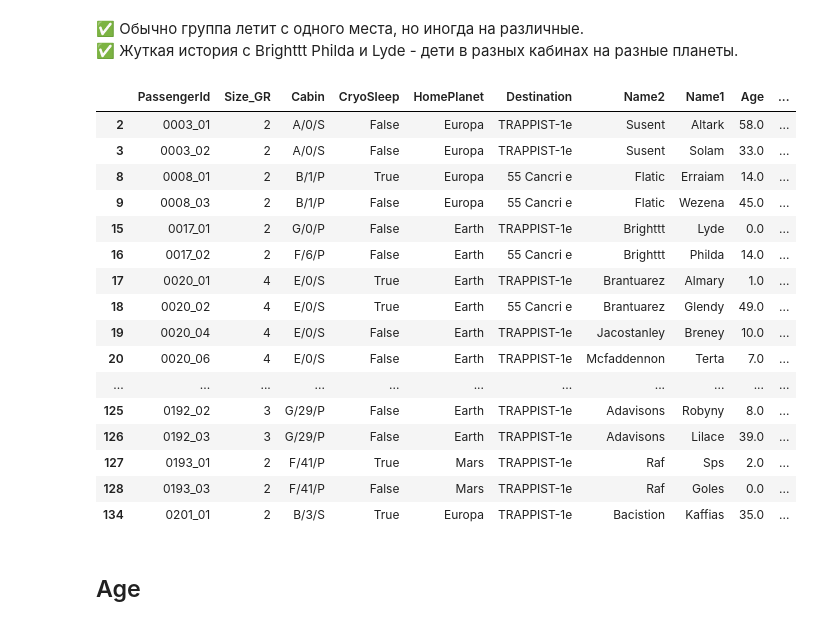
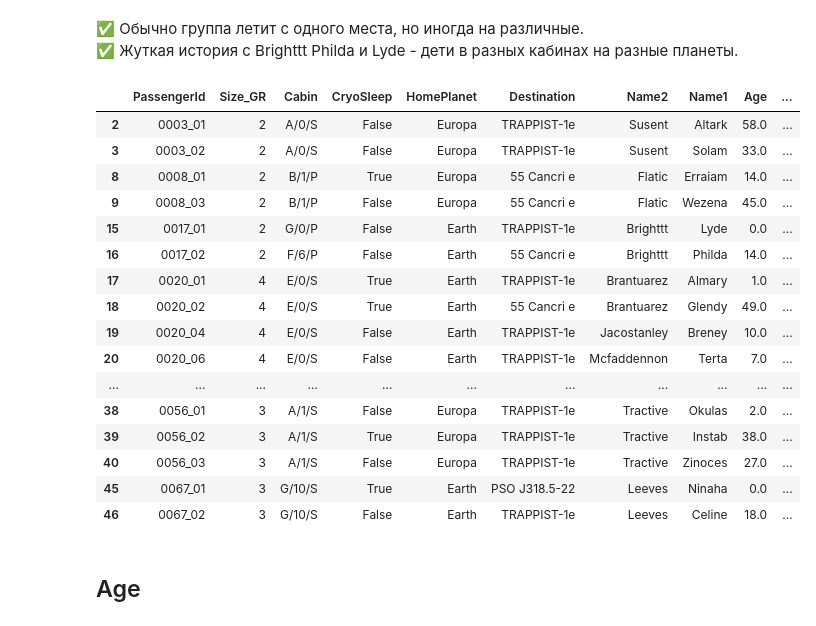
Before and after one commit to steps137/ML, a Jupyter notebook: ML/Titanic/Titanic-Data.ipynb, the cells around one changed output. Saved outputs shown, nothing was run; the diff lists cells and outputs as text; code cells hidden in the pictures.

```diff
--- a/ML/Titanic/Titanic-Data.ipynb
+++ b/ML/Titanic/Titanic-Data.ipynb
@@ -283,26 +278,26 @@ plot_counts(df_trn, ['HomePlanet'], ['Destination'])
 ✅ Обычно группа летит с одного места, но иногда на различные.<br>
 ✅ Жуткая история с Brighttt	 Philda	и Lyde - дети в разных кабинах на разные планеты.
 # %%
-df_trn.loc[df_trn.Size_GR > 1,  ['PassengerId','Size_GR','Cabin','CryoSleep', 'HomePlanet','Destination', 'Name2', 'Name1', 'Age', 'Transported']].head(50)
+df_trn.loc[df_trn.Size_GR > 1,  ['PassengerId','Size_GR','Cabin','CryoSleep', 'HomePlanet','Destination', 'Name2', 'Name1', 'Age', 'Transported']].head(20)
 #df_trn[ ['PassengerId','Cabin','CryoSleep', 'HomePlanet','Destination', 'Name2', 'Name1', 'Age', 'Transported']].head(20)
 # %% [output]
 |  | PassengerId | Size_GR | Cabin | CryoSleep | HomePlanet | Destination | Name2 | Name1 | Age | ... |
 | 2 | 0003_01 | 2 | A/0/S | False | Europa | TRAPPIST-1e | Susent | Altark | 58.0 | ... |
 | 3 | 0003_02 | 2 | A/0/S | False | Europa | TRAPPIST-1e | Susent | Solam | 33.0 | ... |
 | 8 | 0008_01 | 2 | B/1/P | True | Europa | 55 Cancri e | Flatic | Erraiam | 14.0 | ... |
 | 9 | 0008_03 | 2 | B/1/P | False | Europa | 55 Cancri e | Flatic | Wezena | 45.0 | ... |
 | 15 | 0017_01 | 2 | G/0/P | False | Earth | TRAPPIST-1e | Brighttt | Lyde | 0.0 | ... |
 | 16 | 0017_02 | 2 | F/6/P | False | Earth | 55 Cancri e | Brighttt | Philda | 14.0 | ... |
 | 17 | 0020_01 | 4 | E/0/S | True | Earth | TRAPPIST-1e | Brantuarez | Almary | 1.0 | ... |
 | 18 | 0020_02 | 4 | E/0/S | True | Earth | 55 Cancri e | Brantuarez | Glendy | 49.0 | ... |
 | 19 | 0020_04 | 4 | E/0/S | False | Earth | TRAPPIST-1e | Jacostanley | Breney | 10.0 | ... |
 | 20 | 0020_06 | 4 | E/0/S | False | Earth | TRAPPIST-1e | Mcfaddennon | Terta | 7.0 | ... |
 | ... | ... | ... | ... | ... | ... | ... | ... | ... | ... | ... |
-| 125 | 0192_02 | 3 | G/29/P | False | Earth | TRAPPIST-1e | Adavisons | Robyny | 8.0 | ... |
-| 126 | 0192_03 | 3 | G/29/P | False | Earth | TRAPPIST-1e | Adavisons | Lilace | 39.0 | ... |
-| 127 | 0193_01 | 2 | F/41/P | True | Mars | TRAPPIST-1e | Raf | Sps | 2.0 | ... |
-| 128 | 0193_03 | 2 | F/41/P | False | Mars | TRAPPIST-1e | Raf | Goles | 0.0 | ... |
-| 134 | 0201_01 | 2 | B/3/S | True | Europa | TRAPPIST-1e | Bacistion | Kaffias | 35.0 | ... |
+| 38 | 0056_01 | 3 | A/1/S | False | Europa | TRAPPIST-1e | Tractive | Okulas | 2.0 | ... |
+| 39 | 0056_02 | 3 | A/1/S | True | Europa | TRAPPIST-1e | Tractive | Instab | 38.0 | ... |
+| 40 | 0056_03 | 3 | A/1/S | False | Europa | TRAPPIST-1e | Tractive | Zinoces | 27.0 | ... |
+| 45 | 0067_01 | 3 | G/10/S | True | Earth | PSO J318.5-22 | Leeves | Ninaha | 0.0 | ... |
+| 46 | 0067_02 | 3 | G/10/S | False | Earth | TRAPPIST-1e | Leeves | Celine | 18.0 | ... |
 # %% [markdown]
 ## Age
 # %%
```
Also changed, not shown: parts of 4 cells of this notebook, 2 other files.
